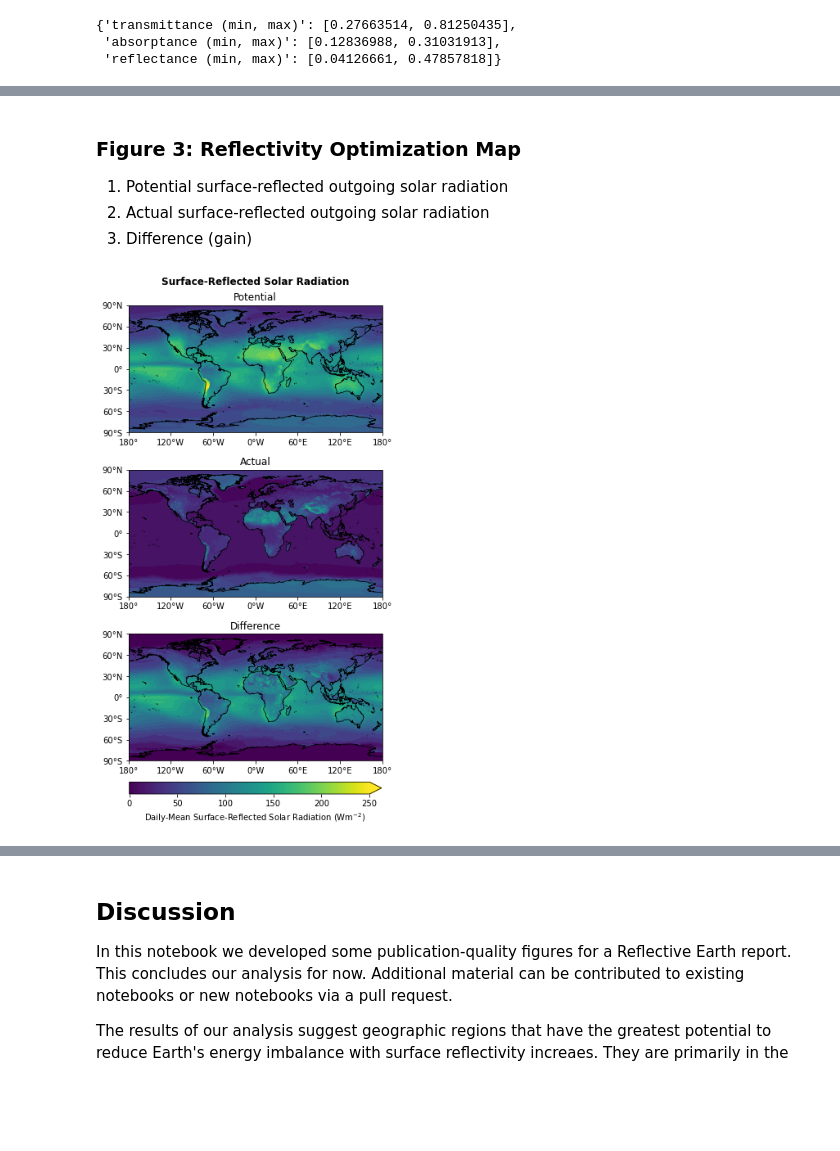
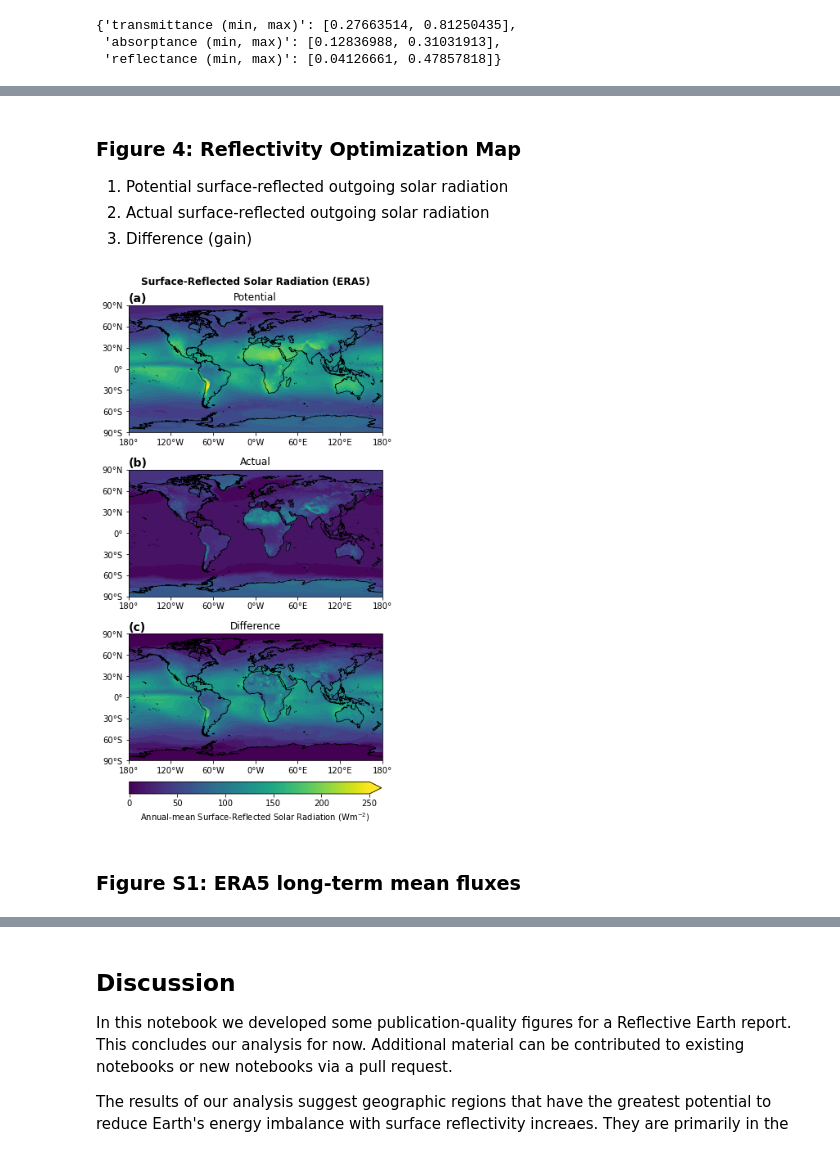
Before and after one commit to ReflectiveEarth/reflective-potential, a Jupyter notebook: notebooks/05-Visualize.ipynb, the cells around one changed output, grey strips where cells are left out. Saved outputs shown, nothing was run; the diff lists cells and outputs as text; code cells hidden in the pictures; blank space fills up the shorter version.

```diff
--- a/notebooks/05-Visualize.ipynb
+++ b/notebooks/05-Visualize.ipynb
@@ -74,13 +74,13 @@ def get_data_gcs(bucket_name, file_name, file_path=".", user_project=None):
         blob.download_to_filename(filename=os.path.join(file_path, file_name))
 
 
-def plot_geodata(ax, lats, lons, data, levels, vmax, cmap, title):
+def plot_geodata(ax, lats, lons, data, levels, vmin, vmax, cmap, norm, title):
     """Visualize geographic data."""
     lon_formatter = LongitudeFormatter(zero_direction_label=True)
     lat_formatter = LatitudeFormatter()
 
-    ax.contourf(lons, lats, data, levels, vmin=0, vmax=vmax,
-                cmap=cmap, transform=ccrs.PlateCarree())
+    ax.contourf(lons, lats, data, levels, vmin=vmin, vmax=vmax,
+                cmap=cmap, norm=norm, transform=ccrs.PlateCarree())
     ax.set_title(title)
     ax.coastlines("50m", linewidth=0.75)
     ax.set_xticks([-180, -120, -60, 0, 60, 120, 180], crs=ccrs.PlateCarree())
@@ -190,5 +208,5 @@ plt.savefig(os.path.join(data_dir, "RER1_Fig2.png"),
 # %% [markdown]
-### Figure 3: Reflectivity Optimization Map
+### Figure 4: Reflectivity Optimization Map
 
 1. Potential surface-reflected outgoing solar radiation
 2. Actual surface-reflected outgoing solar radiation
@@ -202,26 +220,32 @@ diff = (rom_analysis.psrosr.data - rom_analysis.srosr.data)
 # %%
 fig, axs = plt.subplots(3, 1, figsize=(11,10),
                         subplot_kw=dict(projection=ccrs.PlateCarree()))
 cmap = cm.viridis
+norm = colors.Normalize(vmin=0, vmax=250)
 ax1 = axs[0]
 ax2 = axs[1]
 ax3 = axs[2]
 
-plot_geodata(ax1, lats, lons, psrosr, 25, 250, cmap, "Potential")
-plot_geodata(ax2, lats, lons, srosr, 25, 250, cmap, "Actual")
-plot_geodata(ax3, lats, lons, diff, 25, 250, cmap, "Difference")
+plot_geodata(ax1, lats, lons, psrosr, 25, 0, 250, cmap, norm, "Potential")
+plot_geodata(ax2, lats, lons, srosr, 25, 0, 250, cmap, norm, "Actual")
+plot_geodata(ax3, lats, lons, diff, 25, 0, 250, cmap, norm, "Difference")
+
+ax1.text(-180, 95, "(a)", fontsize=14, fontweight="bold")
+ax2.text(-180, 95, "(b)", fontsize=14, fontweight="bold")
+ax3.text(-180, 95, "(c)", fontsize=14, fontweight="bold")
 
 fig.tight_layout(pad=2.0)
-fig.suptitle("Surface-Reflected Solar Radiation",
+fig.suptitle("Surface-Reflected Solar Radiation (ERA5)",
              y=0.999, fontweight="bold")
-cbar = fig.colorbar(cm.ScalarMappable(norm=colors.Normalize(vmin=0, vmax=250),
-                                      cmap=cmap),
+cbar = fig.colorbar(cm.ScalarMappable(norm=norm, cmap=cmap),
                     ax=axs, orientation='horizontal', fraction=.1, shrink=0.41,
                     pad=0.04, extend="max")
 cbar.ax.xaxis.set_ticks(np.arange(0, 250, 50), minor=True)
-cbar.set_label("Daily-Mean Surface-Reflected Solar Radiation ($\mathrm{W m^{-2}}$)")
-plt.savefig(os.path.join(data_dir, "RER1_Fig3.png"),
+cbar.set_label("Annual-mean Surface-Reflected Solar Radiation ($\mathrm{W m^{-2}}$)")
+plt.savefig(os.path.join(data_dir, "ERL_Fig4.png"),
             dpi=300, bbox_inches="tight",
             facecolor='white')
 # %% [output]
-[figure, old version]
+[figure, new version]
+# %% [markdown]
+### Figure S1: ERA5 long-term mean fluxes
```
Also changed, not shown: parts of 11 cells of this notebook, 8 other files.
